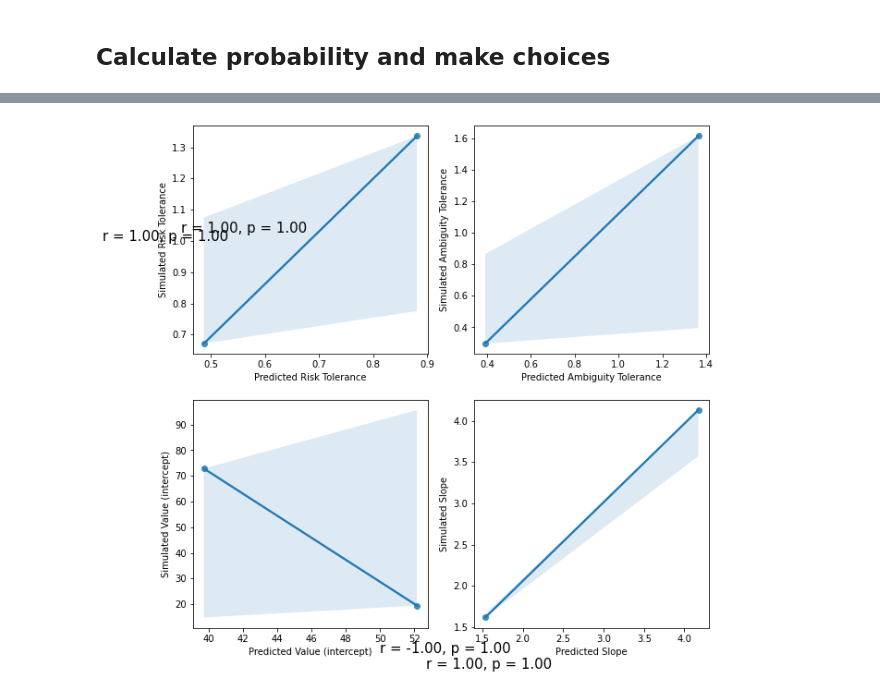
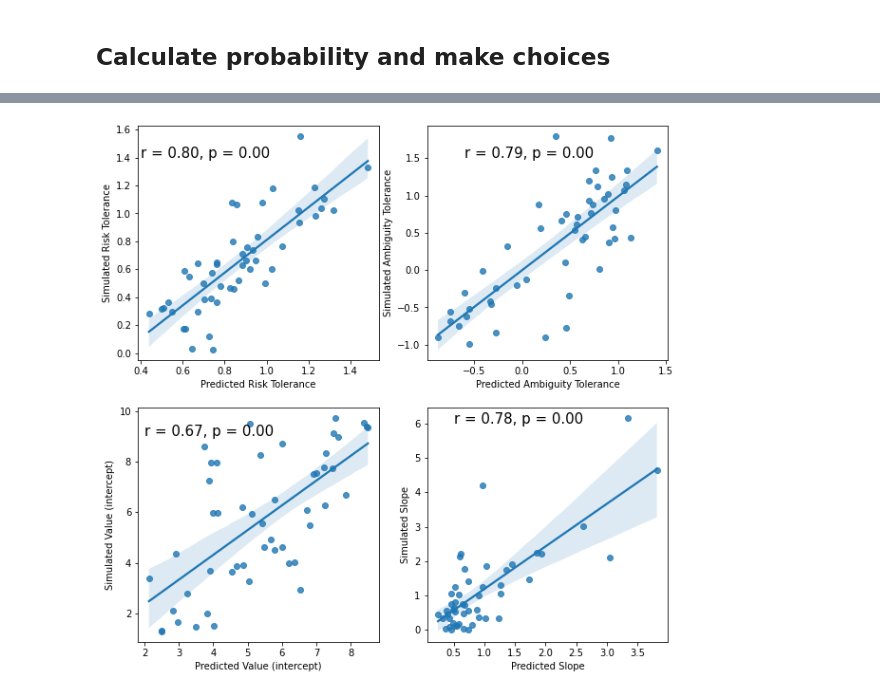
Before and after one commit to KoremNSN/Aging, a Jupyter notebook: RiskandAmbiguity/MedicalSimlation.ipynb, the cells around one changed output, grey strips where cells are left out. Saved outputs shown, nothing was run; the diff lists cells and outputs as text; code cells hidden in the pictures.

```diff
--- a/RiskandAmbiguity/MedicalSimlation.ipynb
+++ b/RiskandAmbiguity/MedicalSimlation.ipynb
@@ -49,15 +49,15 @@ db.head()
 # %% [markdown]
 ## Simulate the data base on the formula of the first  model
 # %%
-n_subs = 2 # number of subs
+n_subs = 50 # number of subs
 
 α_true = np.random.beta(2, 4, n_subs) # the real alpha value, drown from a beta distribution
 α_true = α_true * 2 # times 2, as alpha can range from 0 to 2. average ~ 0.65
 β_true = stats.truncnorm.rvs(-1.5, 1.5, 0.3, size = n_subs) # draw a beta from a turncate normal disterbution
 
 # create values for medical decision
-med_int = np.random.uniform(1,100,n_subs) # draw a random number participant value option 1
-med_slp = np.random.uniform(0,10,n_subs) # draw a slope between 0 (concave) and 2 (exp)
+med_int = np.random.uniform(1,10,n_subs) # draw a random number participant value option 1
+med_slp = np.random.gamma(1,1,n_subs) # draw a slope between 0 (concave) and 10 (exp)
 
 # create an array 84 by number of participants
 refValue = np.array([y for x in med_int for y in (x,) * db.shape[0]])
@@ -119,8 +123,8 @@ with pm.Model() as RiskAmb_Beta:
     gSig = pm.Exponential('gSig', 1)
 
 
-    med_slope = pm.Uniform('med_slope', 0, 10, shape = n_subs)
-    med_intercept = pm.Uniform('med_intercept', 1, 100, shape = n_subs)
+    med_slope = pm.Gamma('med_slope', 1, 1, shape = n_subs)
+    med_intercept = pm.Uniform('med_intercept', 1, 10, shape = n_subs)
 
     alpha = pm.Beta('alpha', alpha_a, alpha_b, shape = n_subs)
     α = pm.Deterministic('α', alpha * 2)
@@ -136,5 +140,5 @@ with pm.Model() as RiskAmb_Beta:
 
     # Likelihood (sampling distribution) of observations
     choice = pm.Binomial('choice',1, mu, observed=simdata['choice'])
-    trace_beta = pm.sample(3000, return_inferencedata=True, nuts={'target_accept':0.99})
+    trace_beta = pm.sample(5000, return_inferencedata=True, nuts={'target_accept':0.99})
 # %% [output]
@@ -204,34 +206,33 @@ outcome.corr()
 # %%
 f, ax = plt.subplots(2,2, figsize=(10, 10))
 
 sns.regplot(x = 'α_pymc',      y = 'α_true',       data = outcome, ax=ax[0,0])
 sns.regplot(x = 'β_pymc',      y = 'β_true',       data = outcome, ax=ax[0,1])
 sns.regplot(x = 'mint_pymc',   y = 'mint_true',    data = outcome, ax=ax[1,0])
 sns.regplot(x = 'mslope_pymc', y = 'mslope_true',  data = outcome, ax=ax[1,1])
 
 
 ax[0,0].set(xlabel='Predicted Risk Tolerance',      ylabel='Simulated Risk Tolerance')
 ax[0,1].set(xlabel='Predicted Ambiguity Tolerance', ylabel='Simulated Ambiguity Tolerance')
 ax[1,0].set(xlabel='Predicted Value (intercept)',   ylabel='Simulated Value (intercept)')
 ax[1,1].set(xlabel='Predicted Slope',               ylabel='Simulated Slope')
 
 corr = (sp.stats.pearsonr(outcome.α_pymc, outcome.α_true))
 text = 'r = {:.2f}, p = {:.2f}'.format(corr[0],corr[1])
-
-ax[0,0].text(0.3, 1, text, fontsize=15)
+ax[0,0].text(.4, 1.4, text, fontsize=15)
 
 corr = (sp.stats.pearsonr(outcome.β_pymc, outcome.β_true))
 text = 'r = {:.2f}, p = {:.2f}'.format(corr[0],corr[1])
-ax[0,1].text(-1, 1, text, fontsize=15)
+ax[0,1].text(-.6, 1.5, text, fontsize=15)
 
 corr = (sp.stats.pearsonr(outcome.mint_pymc, outcome.mint_true))
 text = 'r = {:.2f}, p = {:.2f}'.format(corr[0],corr[1])
-ax[1,0].text(50, 1, text, fontsize=15)
+ax[1,0].text(2, 9, text, fontsize=15)
 
 corr = (sp.stats.pearsonr(outcome.mslope_pymc, outcome.mslope_true))
 text = 'r = {:.2f}, p = {:.2f}'.format(corr[0],corr[1])
-ax[1,1].text(0.8, 1, text, fontsize=15)
+ax[1,1].text(.5, 6, text, fontsize=15)
 
 plt.show()
 # %% [output]
-[figure, old version]
+[figure, new version]
```
Also changed, not shown: parts of 7 cells of this notebook.
